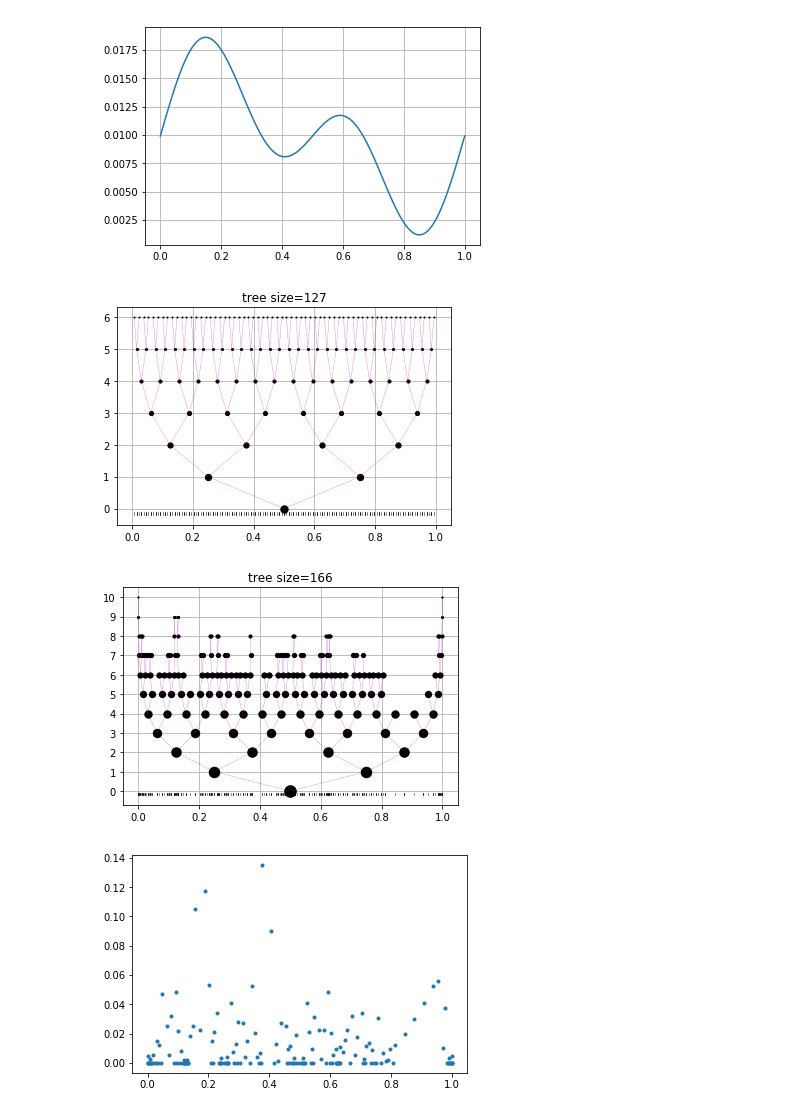
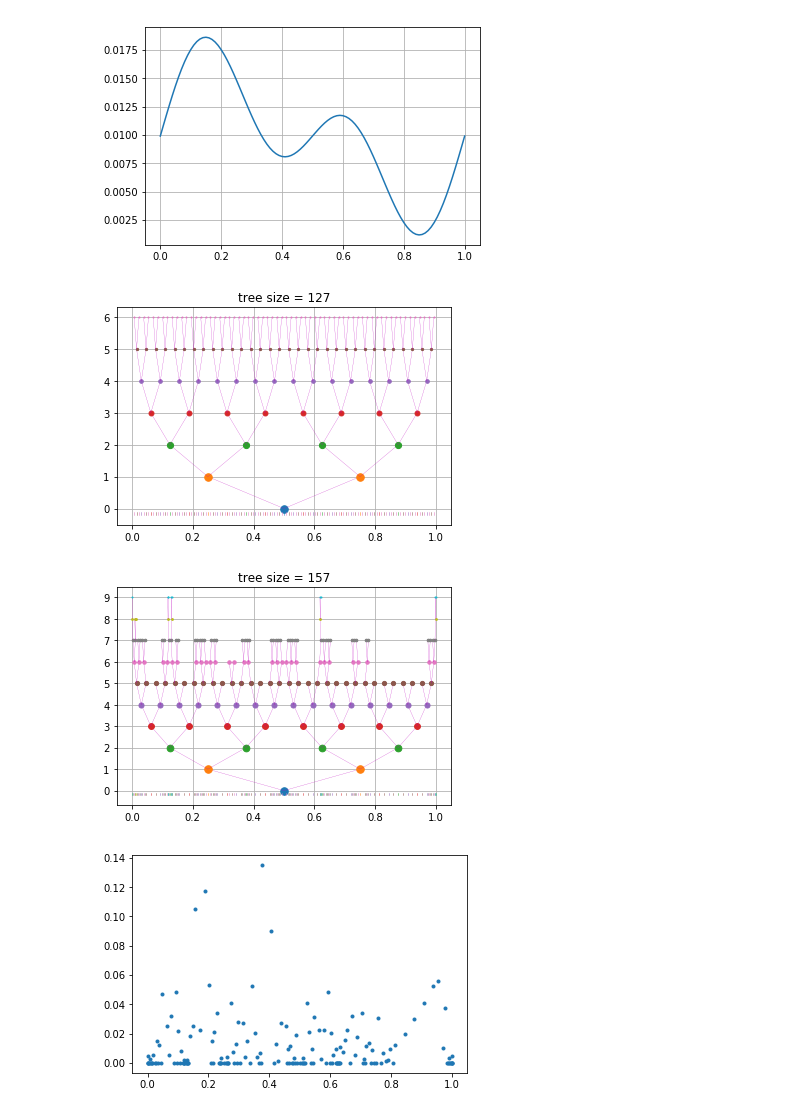
Before and after one commit to jimkon/adaptive-discretization, a Jupyter notebook: demos/multiple_lobes_1d.ipynb, the cells around one changed output. Cells and saved outputs as stored; diff of their text form; code cells hidden in the pictures.

```diff
--- a/demos/multiple_lobes_1d.ipynb
+++ b/demos/multiple_lobes_1d.ipynb
@@ -18,26 +21,26 @@ plt.show()
 # %% [output]
 [figure]
 # %%
-tree = be.Exploration_tree(1, 127)
-tree.plot()
+tree = ntree.Tree(1, 127)
+vis.plot(tree)
 # %% [output]
-[figure, old version]
+[figure, new version]
 # %%
 # adaption
 batches = 100
 batch_size = 1000
 
 for i in range(batches):
     samples = np.random.choice(x, size = batch_size,p=pdf)
     for sample in samples:
         tree.search_nearest_node([sample])
 
     if i!=batches-1:
         tree.update()
 
-tree.plot()
+vis.plot(tree)
 # %% [output]
-[figure, old version]
+[figure, new version]
 # %%
 nodes = tree.get_nodes()
 last_values = np.array(list(node.get_value() for node in nodes)).flatten()
```
Also changed, not shown: parts of 3 cells of this notebook, 3 other files.
